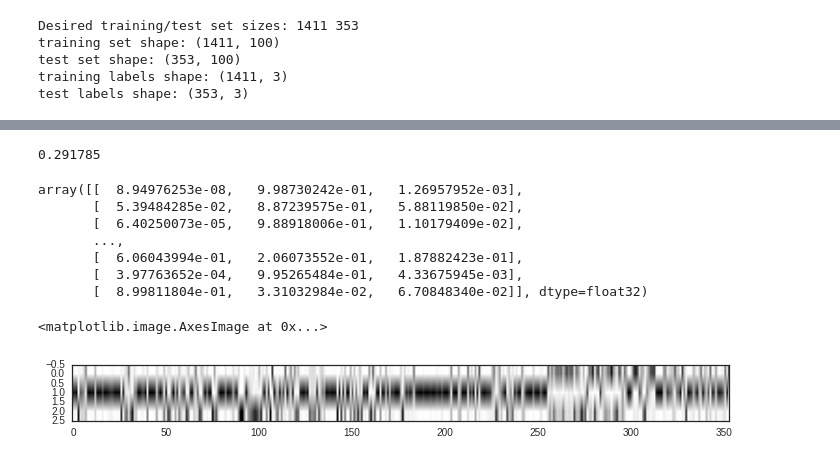
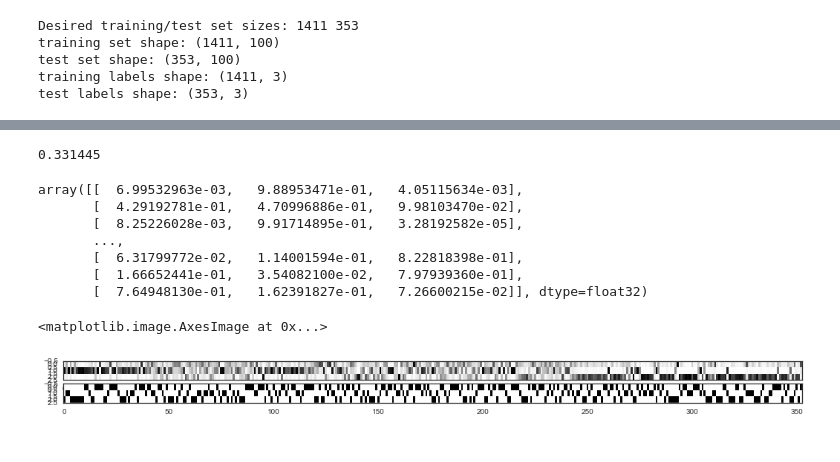
Before and after one commit to mathewzilla/whiskfree, a Jupyter notebook: tf/softmax_tf.ipynb, the cells around one changed output, grey strips where cells are left out. Drawn from its saved outputs; the diff is of its cells as text; code cells hidden in the pictures.

```diff
--- a/tf/softmax_tf.ipynb
+++ b/tf/softmax_tf.ipynb
@@ -161,8 +181,8 @@ sess = tf.Session() # Start tf session
 sess.run(init)
 # %%
 # Run a training loop
-for i in range(1000):
-    batch_xs, batch_ys = next_batch(traindata,trainlabs,100)
+for i in range(10000):
+    batch_xs, batch_ys = next_batch(traindata,trainlabs,250)
     sess.run(train_step,feed_dict={x: batch_xs, y_: batch_ys})
 # %%
 # Evaluate model performance
@@ -170,24 +190,24 @@ correct_prediction = tf.equal(tf.argmax(y,1),tf.argmax(y_,1))
 accuracy = tf.reduce_mean(tf.cast(correct_prediction,tf.float32))
 print(sess.run(accuracy,feed_dict={x: testdata,y_:testlabs}))
 # %% [output]
-0.291785
+0.331445
 # %%
 # Compare the mouse to the model with a confusion matrix
 preds = sess.run(y,feed_dict={x:testdata})
 preds
 # %% [output]
-array([[  8.94976253e-08,   9.98730242e-01,   1.26957952e-03],
-       [  5.39484285e-02,   8.87239575e-01,   5.88119850e-02],
-       [  6.40250073e-05,   9.88918006e-01,   1.10179409e-02],
+array([[  6.99532963e-03,   9.88953471e-01,   4.05115634e-03],
+       [  4.29192781e-01,   4.70996886e-01,   9.98103470e-02],
+       [  8.25226028e-03,   9.91714895e-01,   3.28192582e-05],
        ...,
-       [  6.06043994e-01,   2.06073552e-01,   1.87882423e-01],
-       [  3.97763652e-04,   9.95265484e-01,   4.33675945e-03],
-       [  8.99811804e-01,   3.31032984e-02,   6.70848340e-02]], dtype=float32)
+       [  6.31799772e-02,   1.14001594e-01,   8.22818398e-01],
+       [  1.66652441e-01,   3.54082100e-02,   7.97939360e-01],
+       [  7.64948130e-01,   1.62391827e-01,   7.26600215e-02]], dtype=float32)
 # %%
 with sns.axes_style("white"):
     fig, ax = plt.subplots(2,1,figsize=[20,1])
-ax[0].imshow(preds.T,interpolation=None,aspect = 10)
-ax[1].imshow(preds.T,interpolation=None,aspect = 10)
+ax[0].imshow(preds.T,interpolation='none',aspect = 3)
+ax[1].imshow(testlabs.T,interpolation='none',aspect = 3)
 # %% [output]
 <matplotlib.image.AxesImage at 0x...>
-[figure, old version]
+[figure, new version]
```
Also changed, not shown: parts of 11 cells of this notebook, 1 other file.
